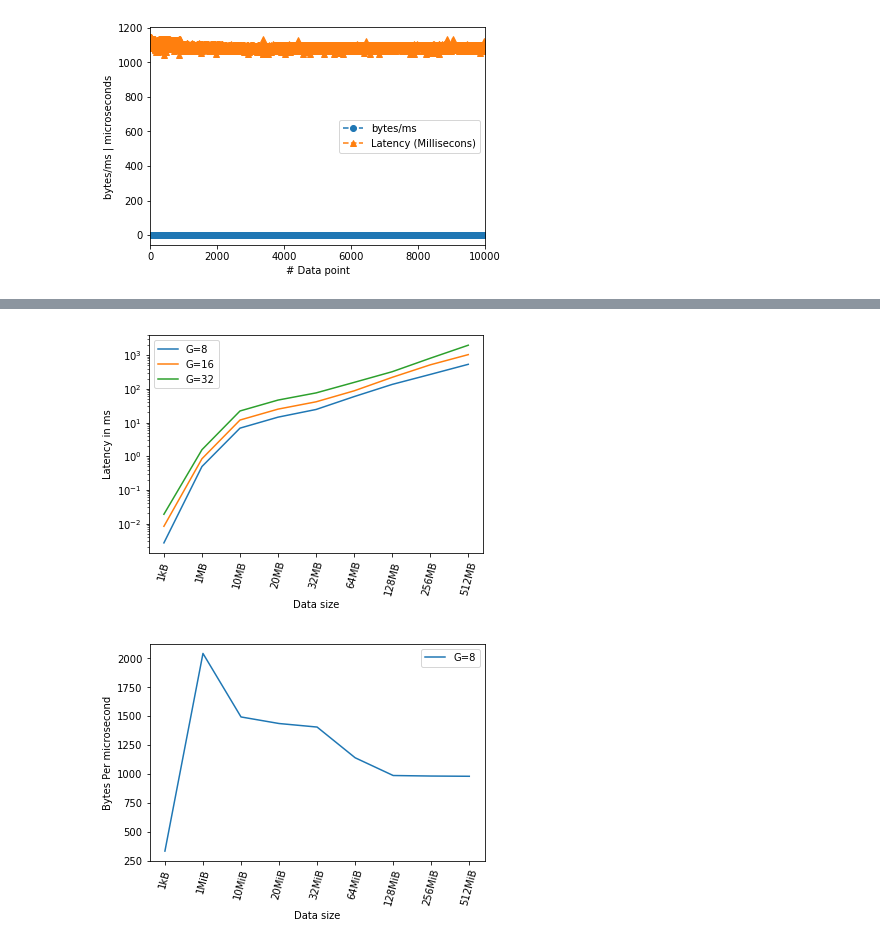
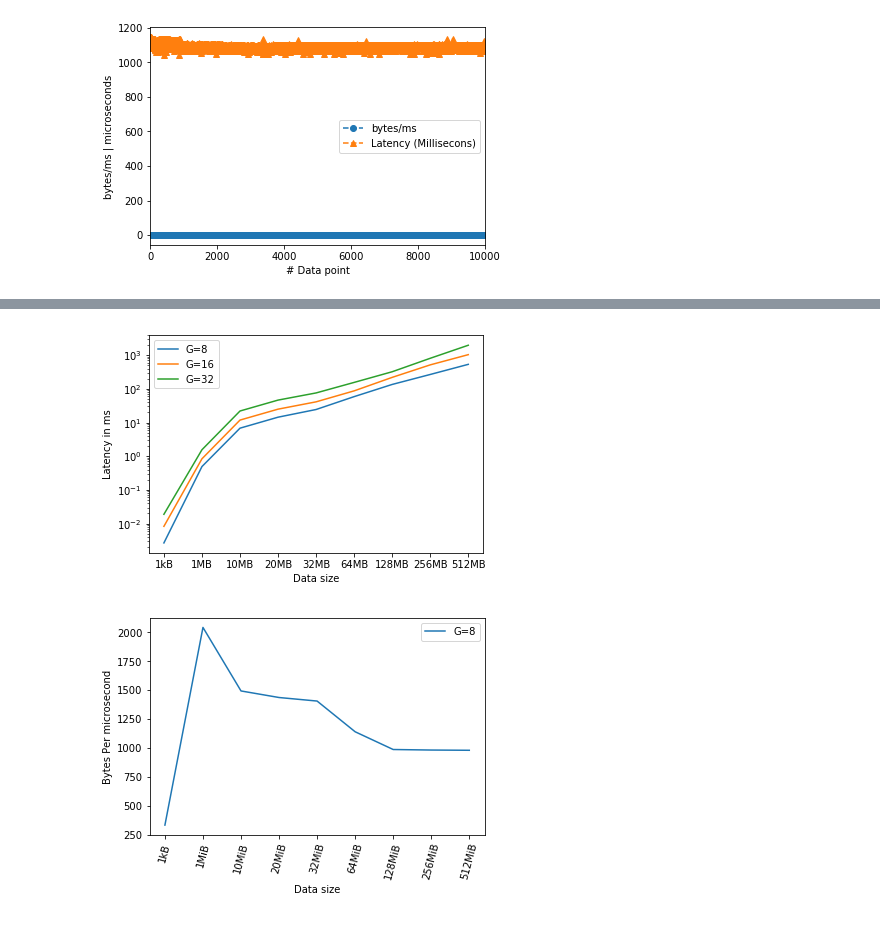
Before and after one commit to looopTools/sw9-source, a Jupyter notebook: RLNC_performance_study.ipynb, the cells around one changed output, grey strips where cells are left out. Saved outputs shown, nothing was run; the diff lists cells and outputs as text; code cells hidden in the pictures.

```diff
--- a/RLNC_performance_study.ipynb
+++ b/RLNC_performance_study.ipynb
@@ -425,35 +424,35 @@ eight_data_size = np.array(eight_latencies.keys())
 eight_latency = np.array(eight_latencies.values())
 
 sixteen_latencies = read_gen_sixteen()
 sixteen_data_size = np.array(sixteen_latencies.keys())
 sixteen_latency = np.array(sixteen_latencies.values())
 
 thridy_two_latencies = read_gen_thirdy_two()
 thridy_two_data_size = np.array(thridy_two_latencies.keys())
 thridy_two_latency = np.array(thridy_two_latencies.values())
 
 
 pd.DataFrame
 fig = plt.figure()
 my_xticks = ['1kB','1MB','10MB','20MB','32MB','64MB','128MB','256MB','512MB']
-plt.xticks(data_size, my_xticks,rotation=75)
+plt.xticks(data_size, my_xticks)
 
 plt.plot(eight_data_size, eight_latency)
 
 plt.xticks(sixteen_data_size, my_xticks)
 plt.plot(sixteen_data_size, sixteen_latency)
 
 plt.xticks(thridy_two_data_size, my_xticks)
 plt.plot(thridy_two_data_size, thridy_two_latency)
 
 plt.yscale("log", nonposy="clip")
 plt.legend(['G=8', 'G=16', 'G=32'])
 plt.ylabel('Latency in ms')
 plt.xlabel('Data size')
 fig.savefig('results/graphs/full_vector_gen_comparison.eps')
 plt.show()
 # %% [output]
-[figure, old version]
+[figure, new version]
 # %%
 ## Generation Size: 8
 ## Full Vector - throughput
```
Also changed, not shown: parts of 24 cells of this notebook, 23 other files.
